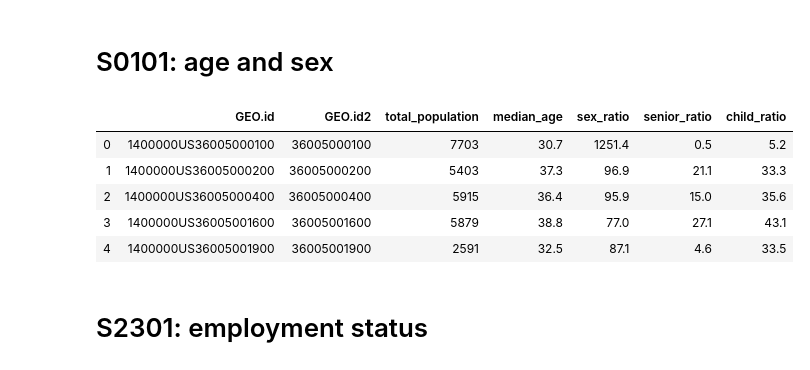
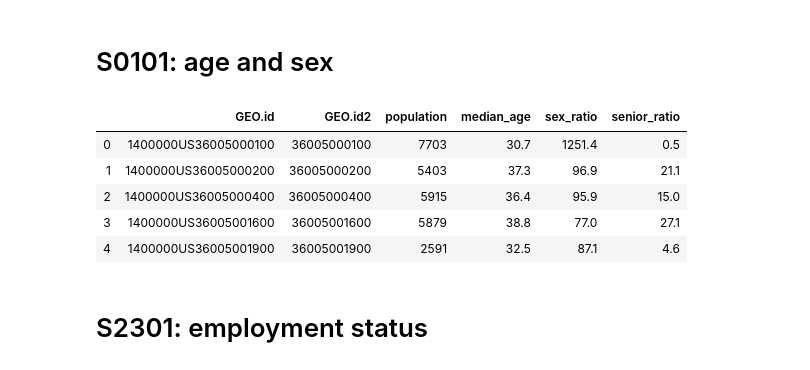
Before and after one commit to underdoc-wang/STC-GNN, a Jupyter notebook: preprocessing/from_raw/parse_demo_raw.ipynb, the cells around one changed output. Saved outputs shown, nothing was run; the diff lists cells and outputs as text; code cells hidden in the pictures.

```diff
--- a/preprocessing/from_raw/parse_demo_raw.ipynb
+++ b/preprocessing/from_raw/parse_demo_raw.ipynb
@@ -7,20 +7,19 @@ pd.options.mode.chained_assignment = None     # default='warn'
 # %%
 age_raw = pd.read_csv('./raw/ACS_15_5YR_S0101/ACS_15_5YR_S0101.csv')
 
-# total population, median age, sex ratio (males per 100 females), old-age dependency ratio, child dependency ratio
-cols = ['GEO.id', 'GEO.id2', 'HC01_EST_VC01', 'HC01_EST_VC35', 'HC01_EST_VC36', 'HC01_EST_VC38', 'HC01_EST_VC39']
+# total population, median age, sex ratio (males per 100 females), old-age dependency ratio
+cols = ['GEO.id', 'GEO.id2', 'HC01_EST_VC01', 'HC01_EST_VC35', 'HC01_EST_VC36', 'HC01_EST_VC38']
 age_data = age_raw[cols]
-age_data.rename(index = str, columns = {'HC01_EST_VC01': 'total_population', 'HC01_EST_VC35': 'median_age',
-                                        'HC01_EST_VC36': 'sex_ratio', 'HC01_EST_VC38': 'senior_ratio',
-                                        'HC01_EST_VC39': 'child_ratio'}, inplace = True)
+age_data.rename(index = str, columns = {'HC01_EST_VC01': 'population', 'HC01_EST_VC35': 'median_age',
+                                        'HC01_EST_VC36': 'sex_ratio', 'HC01_EST_VC38': 'senior_ratio'}, inplace = True)
 age_data.head()
 # %% [output]
-|  | GEO.id | GEO.id2 | total_population | median_age | sex_ratio | senior_ratio | child_ratio |
-| 0 | 1400000US36005000100 | 36005000100 | 7703 | 30.7 | 1251.4 | 0.5 | 5.2 |
-| 1 | 1400000US36005000200 | 36005000200 | 5403 | 37.3 | 96.9 | 21.1 | 33.3 |
-| 2 | 1400000US36005000400 | 36005000400 | 5915 | 36.4 | 95.9 | 15.0 | 35.6 |
-| 3 | 1400000US36005001600 | 36005001600 | 5879 | 38.8 | 77.0 | 27.1 | 43.1 |
-| 4 | 1400000US36005001900 | 36005001900 | 2591 | 32.5 | 87.1 | 4.6 | 33.5 |
+|  | GEO.id | GEO.id2 | population | median_age | sex_ratio | senior_ratio |
+| 0 | 1400000US36005000100 | 36005000100 | 7703 | 30.7 | 1251.4 | 0.5 |
+| 1 | 1400000US36005000200 | 36005000200 | 5403 | 37.3 | 96.9 | 21.1 |
+| 2 | 1400000US36005000400 | 36005000400 | 5915 | 36.4 | 95.9 | 15.0 |
+| 3 | 1400000US36005001600 | 36005001600 | 5879 | 38.8 | 77.0 | 27.1 |
+| 4 | 1400000US36005001900 | 36005001900 | 2591 | 32.5 | 87.1 | 4.6 |
 # %% [markdown]
 # S2301: employment status
 # %%
```
Also changed, not shown: parts of 14 cells of this notebook, 4 other files.
